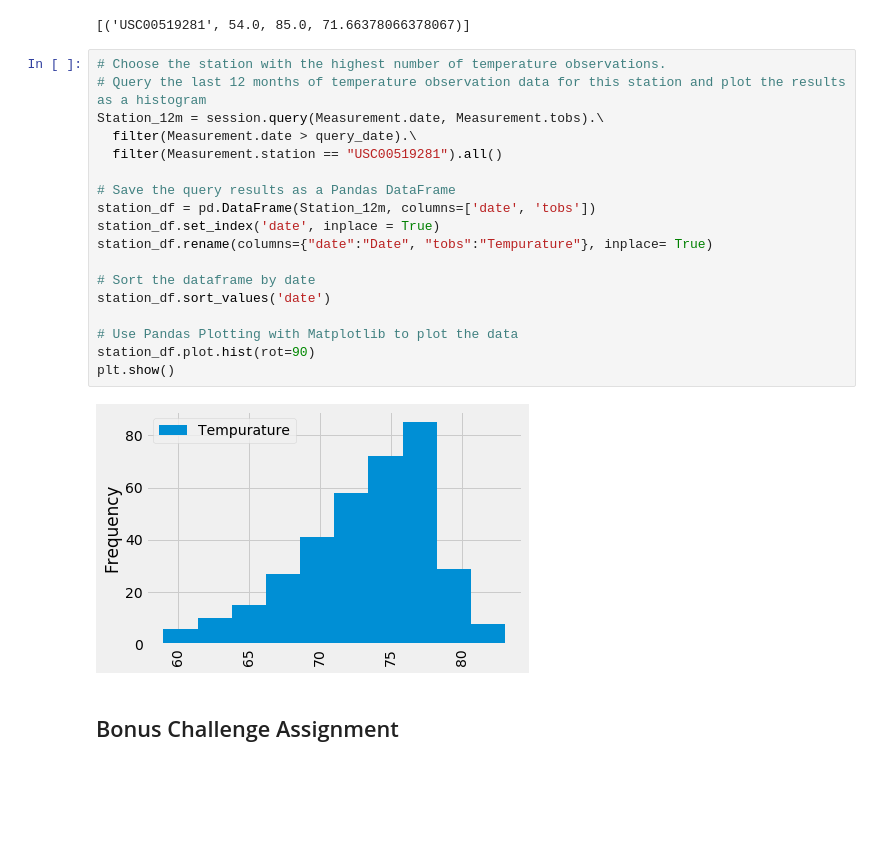
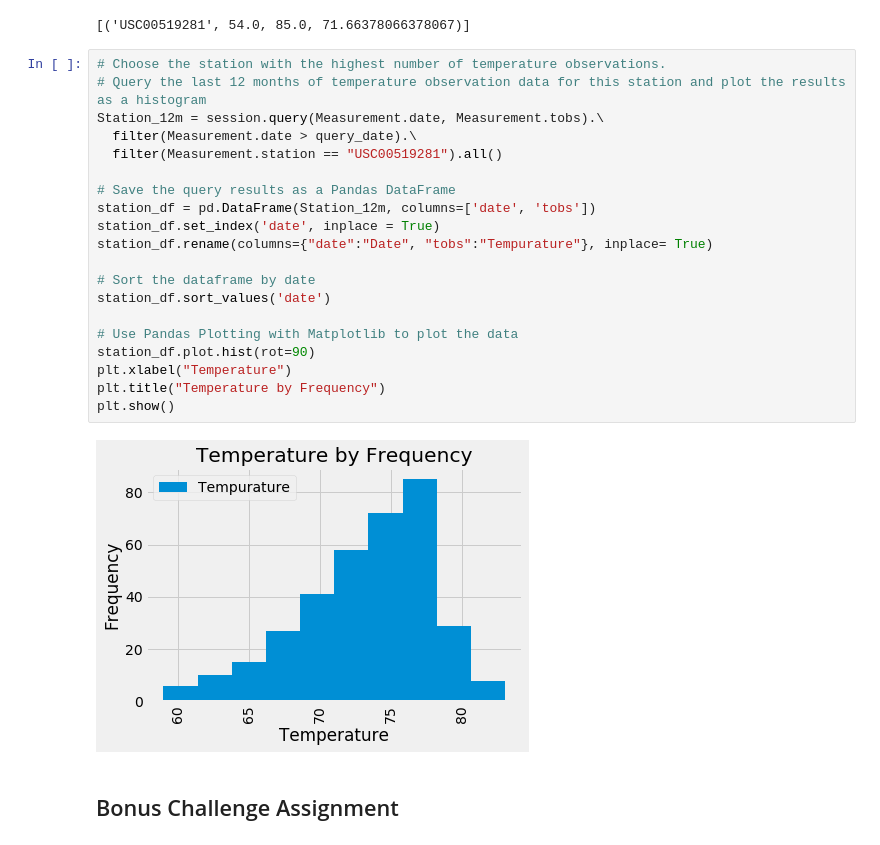
Before and after one commit to taftap8/sqlalchemy-challenge, a Jupyter notebook: climate_starter.ipynb, the cells around one changed output. Cells and saved outputs as stored; diff of their text form; blank space fills up the shorter version.

```diff
--- a/climate_starter.ipynb
+++ b/climate_starter.ipynb
@@ -157,23 +159,25 @@ session.query(*temp_query).filter(Measurement.station == "USC00519281").all()
 # %%
 # Choose the station with the highest number of temperature observations.
 # Query the last 12 months of temperature observation data for this station and plot the results as a histogram
 Station_12m = session.query(Measurement.date, Measurement.tobs).\
   filter(Measurement.date > query_date).\
   filter(Measurement.station == "USC00519281").all()
 
 # Save the query results as a Pandas DataFrame
 station_df = pd.DataFrame(Station_12m, columns=['date', 'tobs'])
 station_df.set_index('date', inplace = True)
 station_df.rename(columns={"date":"Date", "tobs":"Tempurature"}, inplace= True)
 
 # Sort the dataframe by date
 station_df.sort_values('date')
 
 # Use Pandas Plotting with Matplotlib to plot the data
 station_df.plot.hist(rot=90)
+plt.xlabel("Temperature")
+plt.title("Temperature by Frequency")
 plt.show()
 # %% [output]
-[figure, old version]
+[figure, new version]
 # %% [markdown]
 ## Bonus Challenge Assignment
 # %%
```
Also changed, not shown: parts of 1 cell of this notebook, 1 other file.
